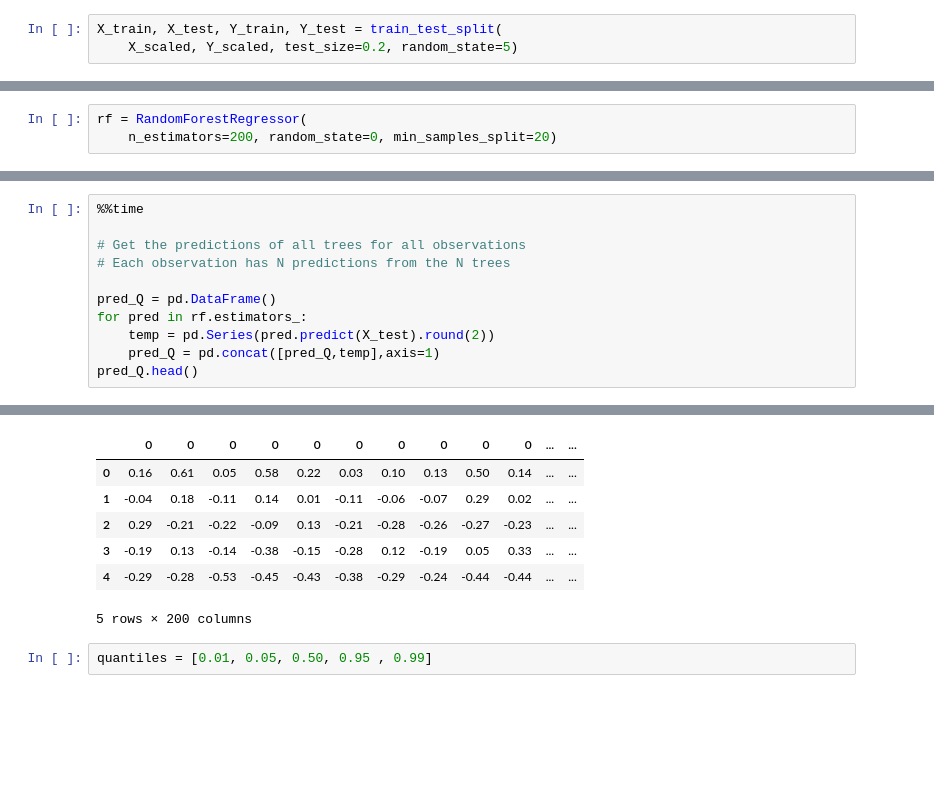
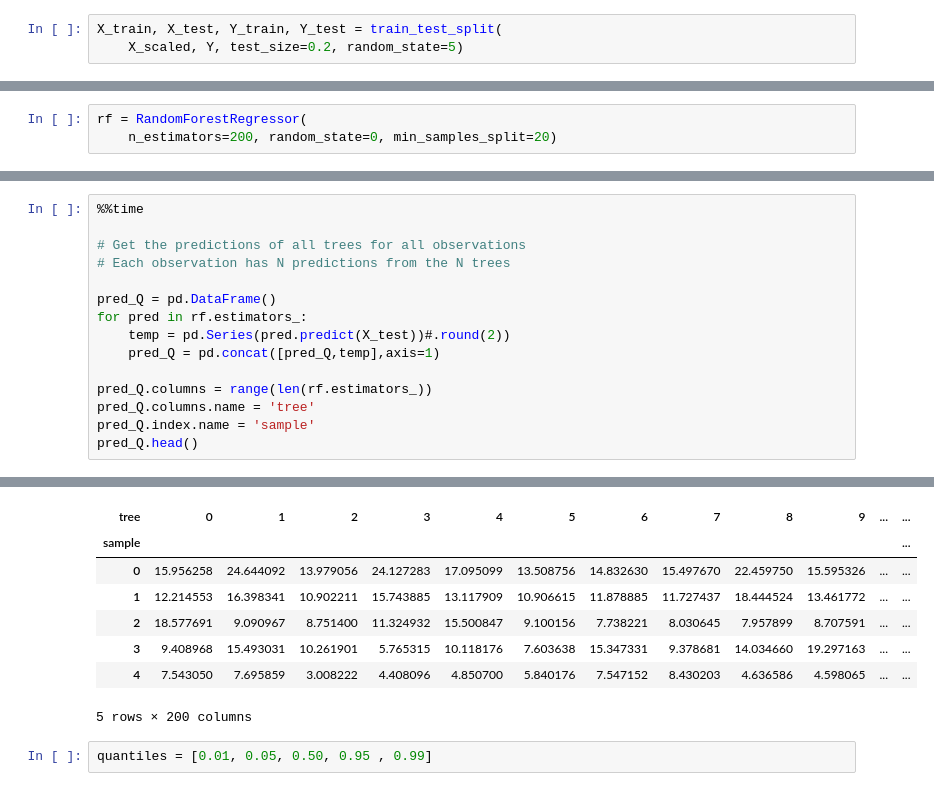
Before and after one commit to qAp/earthshotsoil, a Jupyter notebook: nbs/QRF_toy_models.ipynb, the cells around one changed output, grey strips where cells are left out. Saved outputs shown, nothing was run; the diff lists cells and outputs as text; blank space fills up the shorter version.

```diff
--- a/nbs/QRF_toy_models.ipynb
+++ b/nbs/QRF_toy_models.ipynb
@@ -37,7 +37,7 @@ Y_scaled = preprocessing.scale(Y)
 X_scaled = pd.DataFrame(preprocessing.scale(X), columns=vars_X)
 # %%
 X_train, X_test, Y_train, Y_test = train_test_split(
-    X_scaled, Y_scaled, test_size=0.2, random_state=5)
+    X_scaled, Y, test_size=0.2, random_state=5)
 # %% [markdown]
 ## Helpers
 # %%
@@ -83,7 +83,11 @@ RandomForestRegressor(min_samples_split=20, n_estimators=200, random_state=0)
 
 pred_Q = pd.DataFrame()
 for pred in rf.estimators_:
-    temp = pd.Series(pred.predict(X_test).round(2))
+    temp = pd.Series(pred.predict(X_test))#.round(2))
     pred_Q = pd.concat([pred_Q,temp],axis=1)
+
+pred_Q.columns = range(len(rf.estimators_))
+pred_Q.columns.name = 'tree'
+pred_Q.index.name = 'sample'
 pred_Q.head()
 # %% [output]
@@ -92,9 +96,10 @@ Wall time: 571 ms
-|  | 0 | 0 | 0 | 0 | 0 | 0 | 0 | 0 | 0 | 0 | ... | ... |
-| 0 | 0.16 | 0.61 | 0.05 | 0.58 | 0.22 | 0.03 | 0.10 | 0.13 | 0.50 | 0.14 | ... | ... |
-| 1 | -0.04 | 0.18 | -0.11 | 0.14 | 0.01 | -0.11 | -0.06 | -0.07 | 0.29 | 0.02 | ... | ... |
-| 2 | 0.29 | -0.21 | -0.22 | -0.09 | 0.13 | -0.21 | -0.28 | -0.26 | -0.27 | -0.23 | ... | ... |
-| 3 | -0.19 | 0.13 | -0.14 | -0.38 | -0.15 | -0.28 | 0.12 | -0.19 | 0.05 | 0.33 | ... | ... |
-| 4 | -0.29 | -0.28 | -0.53 | -0.45 | -0.43 | -0.38 | -0.29 | -0.24 | -0.44 | -0.44 | ... | ... |
+| tree | 0 | 1 | 2 | 3 | 4 | 5 | 6 | 7 | 8 | 9 | ... | ... |
+| sample |  |  |  |  |  |  |  |  |  |  |  | ... |
+| 0 | 15.956258 | 24.644092 | 13.979056 | 24.127283 | 17.095099 | 13.508756 | 14.832630 | 15.497670 | 22.459750 | 15.595326 | ... | ... |
+| 1 | 12.214553 | 16.398341 | 10.902211 | 15.743885 | 13.117909 | 10.906615 | 11.878885 | 11.727437 | 18.444524 | 13.461772 | ... | ... |
+| 2 | 18.577691 | 9.090967 | 8.751400 | 11.324932 | 15.500847 | 9.100156 | 7.738221 | 8.030645 | 7.957899 | 8.707591 | ... | ... |
+| 3 | 9.408968 | 15.493031 | 10.261901 | 5.765315 | 10.118176 | 7.603638 | 15.347331 | 9.378681 | 14.034660 | 19.297163 | ... | ... |
+| 4 | 7.543050 | 7.695859 | 3.008222 | 4.408096 | 4.850700 | 5.840176 | 7.547152 | 8.430203 | 4.636586 | 4.598065 | ... | ... |
 5 rows × 200 columns
 # %%
 quantiles = [0.01, 0.05, 0.50, 0.95 , 0.99]
```
Also changed, not shown: parts of 6 cells of this notebook.
